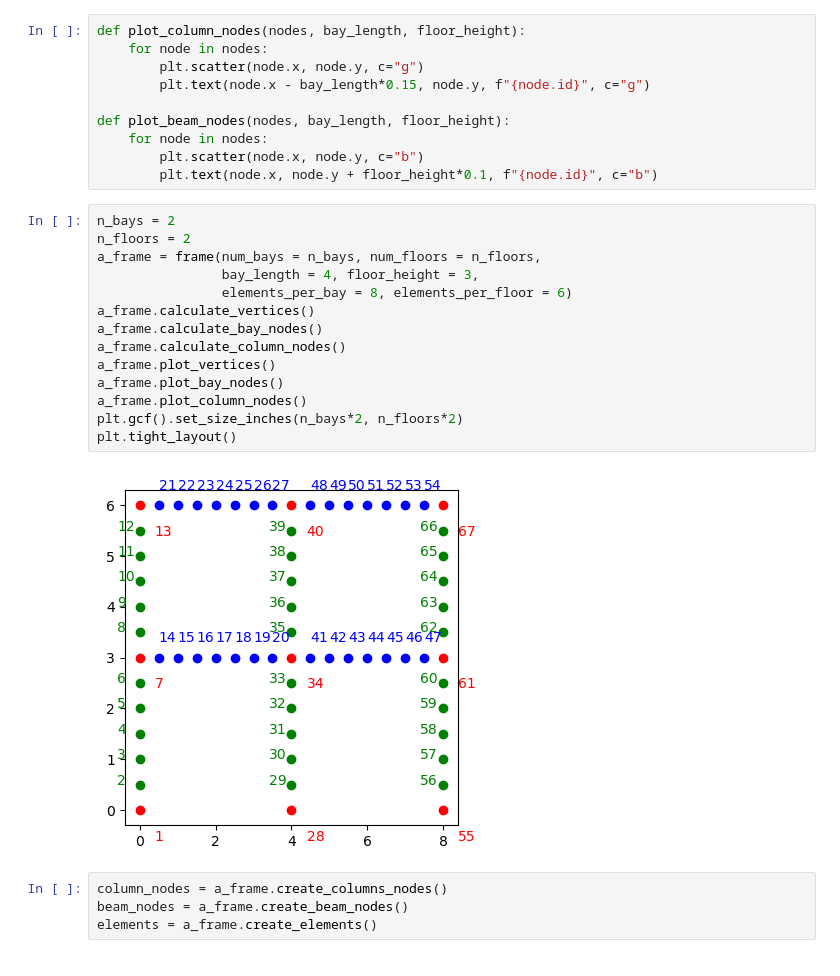
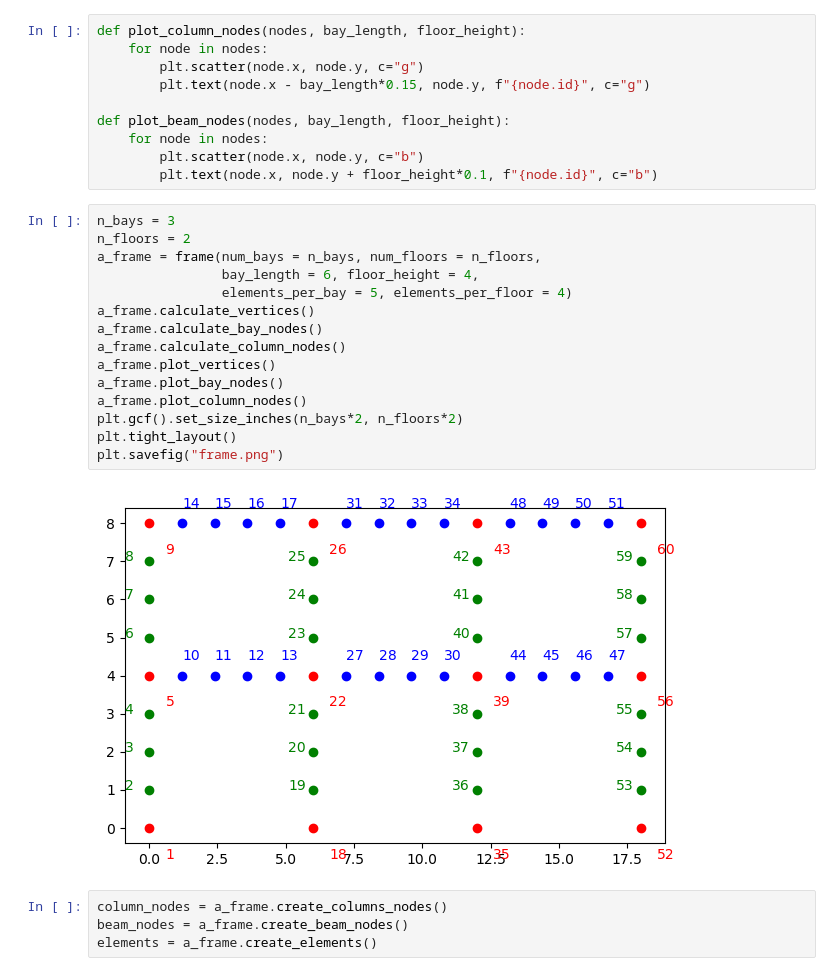
Before and after one commit to Anwar8/Blaze, a Jupyter notebook: POC/frame.ipynb, the cells around one changed output. Cells and saved outputs as stored; diff of their text form.

```diff
--- a/POC/frame.ipynb
+++ b/POC/frame.ipynb
@@ -252,21 +252,22 @@ def plot_beam_nodes(nodes, bay_length, floor_height):
         plt.scatter(node.x, node.y, c="b")
         plt.text(node.x, node.y + floor_height*0.1, f"{node.id}", c="b")
 # %%
-n_bays = 2
+n_bays = 3
 n_floors = 2
 a_frame = frame(num_bays = n_bays, num_floors = n_floors,
-                bay_length = 4, floor_height = 3,
-                elements_per_bay = 8, elements_per_floor = 6)
+                bay_length = 6, floor_height = 4,
+                elements_per_bay = 5, elements_per_floor = 4)
 a_frame.calculate_vertices()
 a_frame.calculate_bay_nodes()
 a_frame.calculate_column_nodes()
 a_frame.plot_vertices()
 a_frame.plot_bay_nodes()
 a_frame.plot_column_nodes()
 plt.gcf().set_size_inches(n_bays*2, n_floors*2)
 plt.tight_layout()
+plt.savefig("frame.png")
 # %% [output]
-[figure, old version]
+[figure, new version]
 # %%
 column_nodes = a_frame.create_columns_nodes()
 beam_nodes = a_frame.create_beam_nodes()
```
Also changed, not shown: parts of 5 cells of this notebook, 4 other files.
